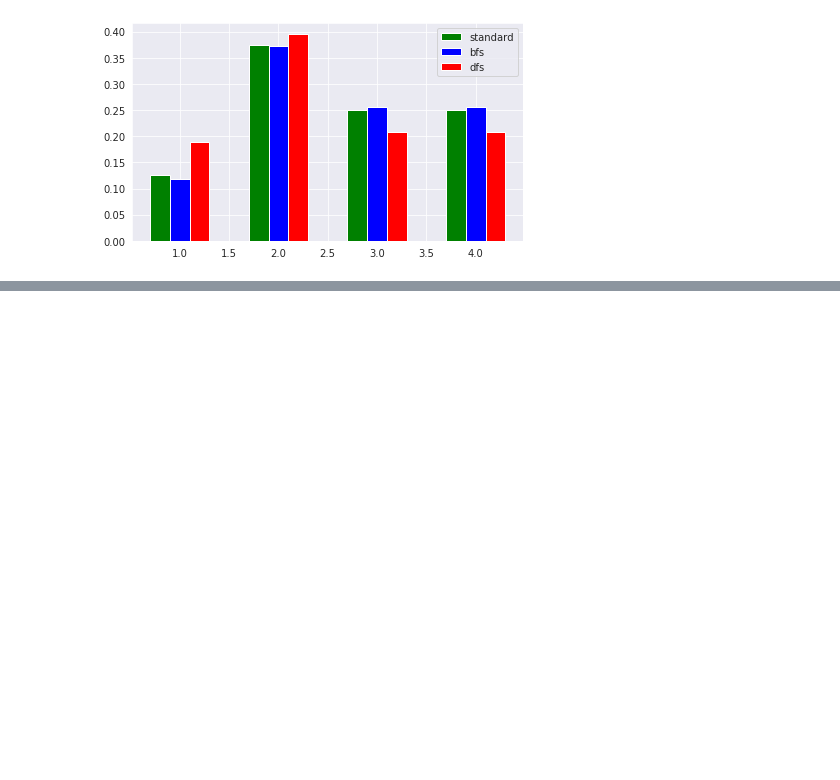
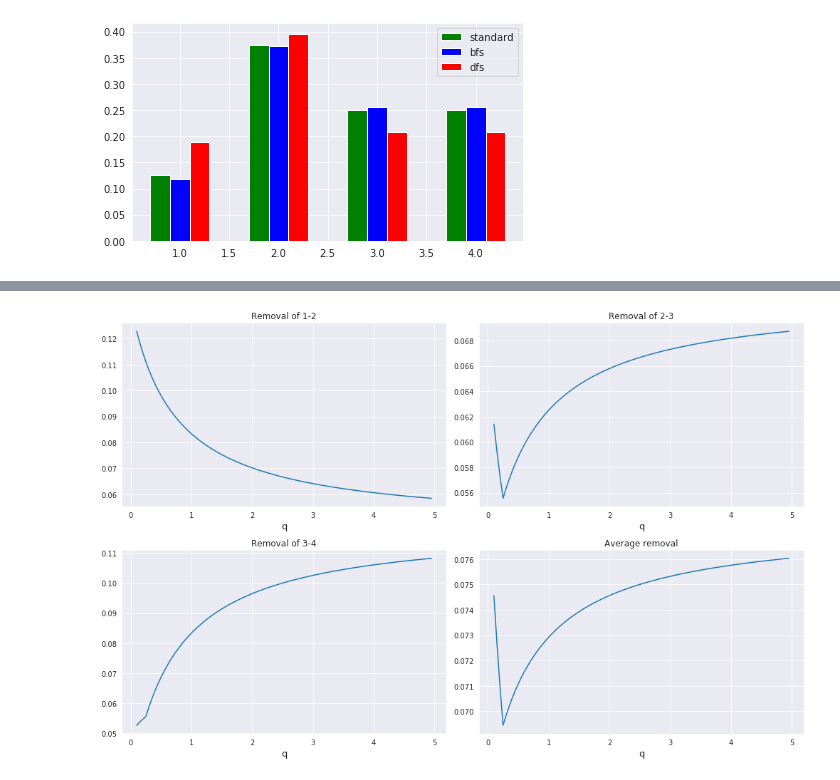
Before and after one commit to sauxpa/graph_embedding, a Jupyter notebook: example_node2vec_invariant_measure.ipynb, the cells around one changed output, grey strips where cells are left out. Cells and saved outputs as stored; diff of their text form; code cells hidden in the pictures; blank space fills up the shorter version.

```diff
--- a/example_node2vec_invariant_measure.ipynb
+++ b/example_node2vec_invariant_measure.ipynb
@@ -217 +276,31 @@ with sns.axes_style('darkgrid'):
+# %%
+with sns.axes_style('darkgrid'):
+    fig = plt.figure(figsize=(14, 9))
+
+    ax = fig.add_subplot(221)
+    ax.set_xlabel('q', fontsize=13)
+    ax.set_title('Removal of 1-2')
+    ax.plot(qq, dd_12_wass)
+
+    ax = fig.add_subplot(222)
+    ax.set_xlabel('q', fontsize=13)
+    ax.set_title('Removal of 2-3')
+    ax.plot(qq, dd_23_wass)
+
+    ax = fig.add_subplot(223)
+    ax.set_xlabel('q', fontsize=13)
+    ax.set_title('Removal of 3-4')
+    ax.plot(qq, dd_34_wass)
+
+    ax = fig.add_subplot(224)
+    ax.set_xlabel('q', fontsize=13)
+    ax.set_title('Average removal')
+    ax.plot(qq, dd_avg_wass)
+
+    plt.tight_layout()
+    plt.show()
+
+    fig.savefig('4_nodes_emb_dist_wass_q.eps')
+# %% [output]
+[figure, added]
 # %% [markdown]
```
Also changed, not shown: parts of 8 cells of this notebook.
